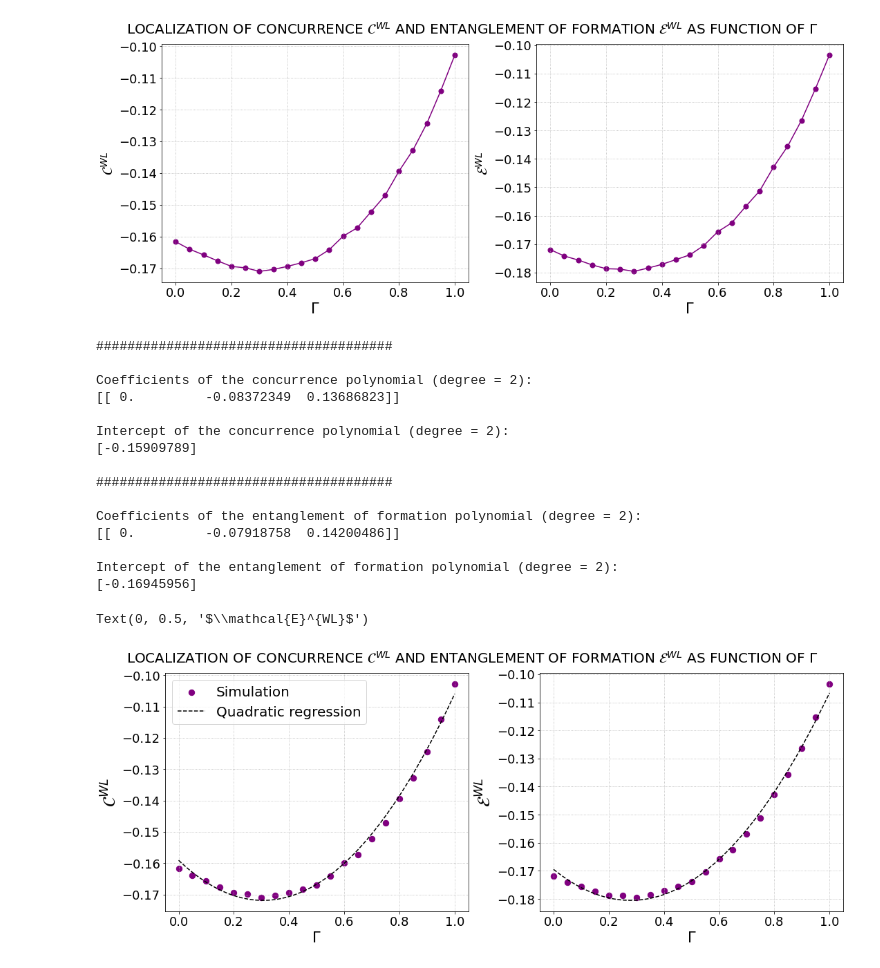
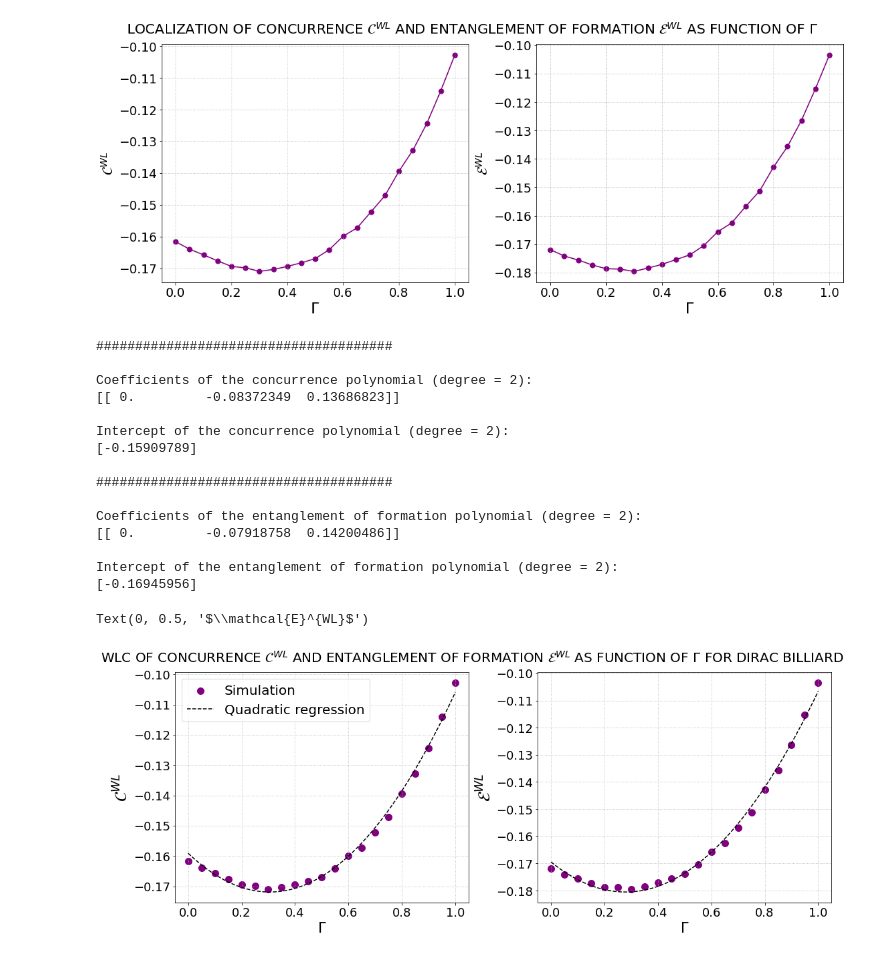
Before and after one commit to Rafffaelb/Dirac_Billiard, a Jupyter notebook: Chiral/Data_Analysis/Dirac_Concurrence_Gamma.ipynb, the cells around one changed output. Drawn from its saved outputs; the diff is of its cells as text; code cells hidden in the pictures.

```diff
--- a/Chiral/Data_Analysis/Dirac_Concurrence_Gamma.ipynb
+++ b/Chiral/Data_Analysis/Dirac_Concurrence_Gamma.ipynb
@@ -330,11 +330,11 @@ print(polyreg.steps[1][1].coef_)
 print("\nIntercept of the concurrence polynomial (degree = 2):")
 print(polyreg.steps[1][1].intercept_)
 
-fig, axs = plt.subplots(1,2, figsize = (15,6), constrained_layout = True)
+fig, axs = plt.subplots(1,2, figsize = (15,6), constrained_layout = True, facecolor = 'w')
 
-fig.suptitle(r'LOCALIZATION OF CONCURRENCE $\mathcal{C}^{WL}$ AND ENTANGLEMENT OF FORMATION $\mathcal{E}^{WL}$ AS FUNCTION OF $\Gamma$', fontsize = 20)
+fig.suptitle(r'WLC OF CONCURRENCE $\mathcal{C}^{WL}$ AND ENTANGLEMENT OF FORMATION $\mathcal{E}^{WL}$ AS FUNCTION OF $\Gamma$ FOR DIRAC BILLIARD', fontsize = 20)
 
-axs[0].scatter(X,y, s = 70, color = 'purple', label = 'Simulation')
+axs[0].scatter(X,y, s = 100, color = 'purple', label = 'Simulation')
 axs[0].plot(X_seq,polyreg.predict(X_seq),color="black", linestyle = 'dashed', label = 'Quadratic regression')
 axs[0].grid(linestyle=':')
 axs[0].set_xlabel(r'$\Gamma$', fontsize = 21)
@@ -354,32 +354,32 @@ polyreg.fit(X, y)
 
 print("\n######################################\n")
 print("Coefficients of the entanglement of formation polynomial (degree = 2):")
 print(polyreg.steps[1][1].coef_)
 print("\nIntercept of the entanglement of formation polynomial (degree = 2):")
 print(polyreg.steps[1][1].intercept_)
 
 X_seq = np.linspace(X.min(),X.max(),300).reshape(-1,1)
-axs[1].scatter(X,y, s = 70 ,color = 'purple')
+axs[1].scatter(X,y, s = 100 ,color = 'purple')
 axs[1].plot(X_seq,polyreg.predict(X_seq),color="black", linestyle = 'dashed')
 axs[1].grid(linestyle=':')
 axs[1].set_xlabel(r'$\Gamma$', fontsize = 21)
 axs[1].tick_params(axis = 'both', which = 'major', labelsize = 18)
 axs[1].set_ylabel(r'$\mathcal{E}^{WL}$', fontsize = 25)
 # %% [output]
 ######################################
 
 Coefficients of the concurrence polynomial (degree = 2):
 [[ 0.         -0.08372349  0.13686823]]
 
 Intercept of the concurrence polynomial (degree = 2):
 [-0.15909789]
 
 ######################################
 
 Coefficients of the entanglement of formation polynomial (degree = 2):
 [[ 0.         -0.07918758  0.14200486]]
 
 Intercept of the entanglement of formation polynomial (degree = 2):
 [-0.16945956]
 Text(0, 0.5, '$\\mathcal{E}^{WL}$')
-[figure, old version]
+[figure, new version]
```
Also changed, not shown: 1 other file.
